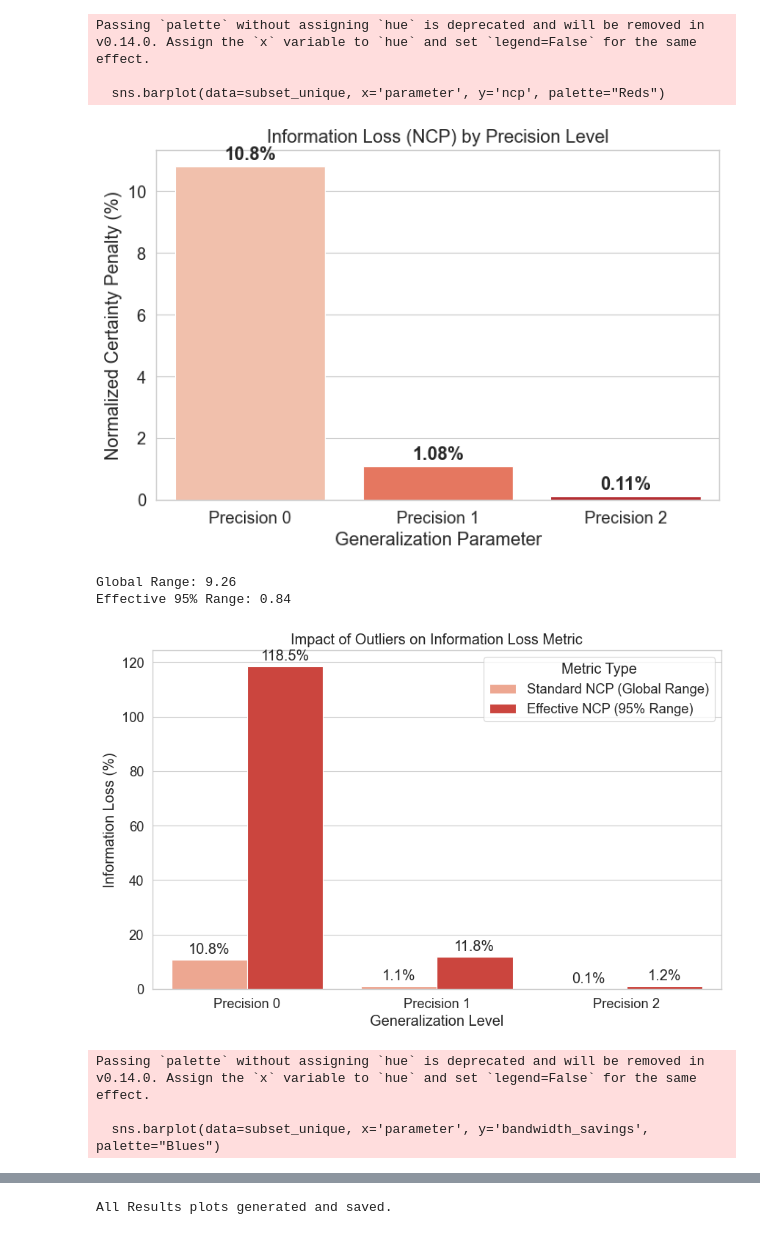
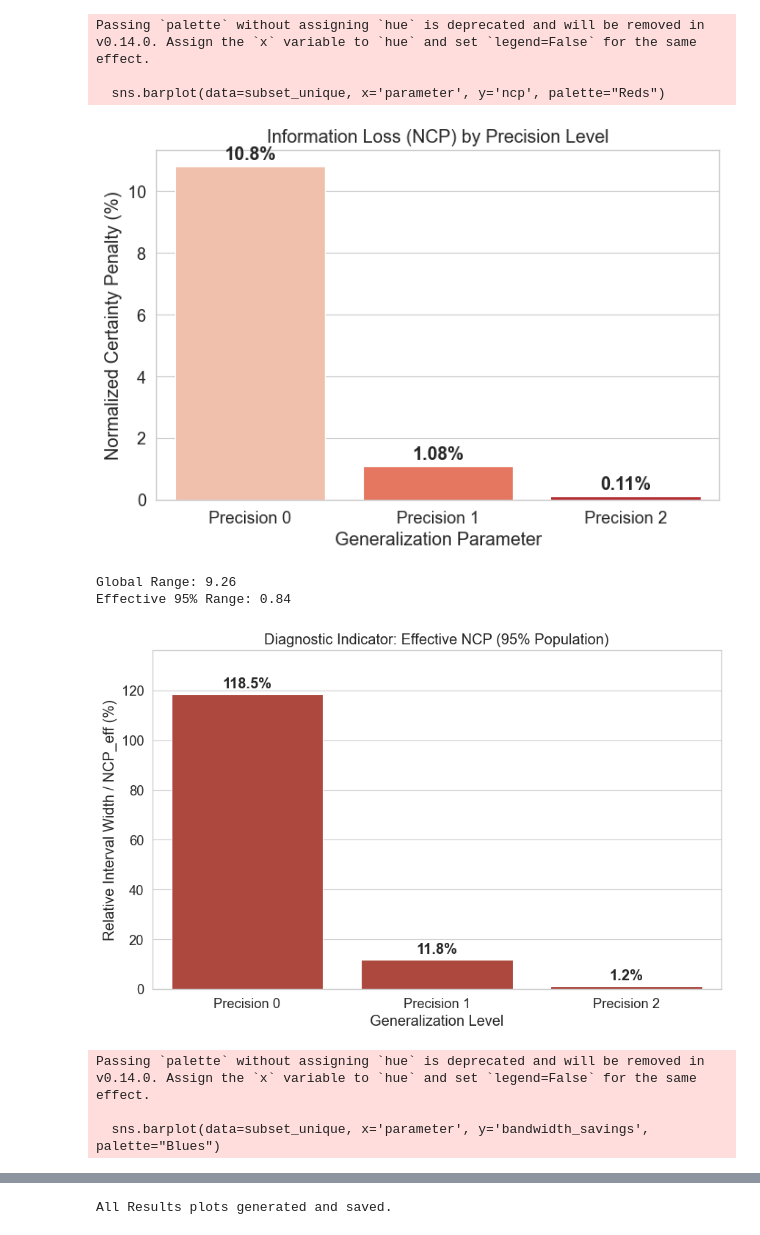
Before and after one commit to kaczynskimat/bachelorarbeit, a Jupyter notebook: notebooks/02_Thesis_Results.ipynb, the cells around one changed output, grey strips where cells are left out. Cells and saved outputs as stored; diff of their text form; code cells hidden in the pictures.

Commit message:
Upload the current Results chapter and correct the mistakes in the previous chapters

```diff
--- a/notebooks/02_Thesis_Results.ipynb
+++ b/notebooks/02_Thesis_Results.ipynb
@@ -94,7 +94,7 @@ df_raw = pd.read_csv(RAW_DATA_PATH)
 min_val = df_raw['KWH/hh (per half hour) '].min()
 max_val = df_raw['KWH/hh (per half hour) '].max()
 
-# for effective 95% range
+# effective 95% range (median-centered)
 median_val = df_raw['KWH/hh (per half hour) '].median() # compute the median
 distances = (df_raw['KWH/hh (per half hour) '] - median_val).abs() # create a serie where each row contains a distance to the median
 cutoff = distances.quantile(0.95) # find the cuttof for the top 5% most extreme distances
@@ -107,7 +107,8 @@ print(f"Effective 95% Range: {trimmed_max_value - trimmed_min_value:.2f}")
 
 # 2. Manually Calculate Standard vs. Effective NCP
 precisions = [0, 1, 2]
-comparison_data = []
+std_data = []
+eff_data =[]
 
 # Loop over precision levels
 for p in precisions:
@@ -119,40 +120,62 @@ for p in precisions:
     # Effective NCP (95% Range)
     ncp_eff = (numerator / (trimmed_max_value - trimmed_min_value)) * 100
 
-    comparison_data.append({
-        'Precision': f"Precision {p}",
-        'Metric Type': 'Standard NCP (Global Range)',
-        'Value': ncp_std
-    })
-    comparison_data.append({
+    # comparison_data.append({
+    #     'Precision': f"Precision {p}",
+    #     'Metric Type': 'Standard NCP (Global Range)',
+    #     'Value': ncp_std
+    # })
+    eff_data.append({
         'Precision': f"Precision {p}",
         'Metric Type': 'Effective NCP (95% Range)',
         'Value': ncp_eff
     })
 
-df_comp = pd.DataFrame(comparison_data)
+df_eff = pd.DataFrame(eff_data)
 
 # 3. Create the Comparison Graph
+# plt.figure(figsize=(10, 6))
+
+# sns.barplot(
+#     data=df_comp,
+#     x='Precision',
+#     y='Value',
+#     hue='Metric Type', # standard vs effective NCP
+#     palette="Reds"
+# )
+
+# plt.title("Impact of Outliers on Information Loss Metric")
+# plt.ylabel("Information Loss (%)")
+# plt.xlabel("Generalization Level")
+# plt.grid(True, axis='y')
+
+# # Add values on top of the bar groups
+# for container in plt.gca().containers:
+#     plt.gca().bar_label(container, fmt='%.1f%%', padding=3)
+
+# plt.savefig(f"{SAVE_PATH}discussion_ncp_comparison.png", dpi=300, bbox_inches='tight')
+# plt.show()
+
 plt.figure(figsize=(10, 6))
+ax2 = sns.barplot(data=df_eff, x='Precision', y='Value', color="#c0392b") # Dark red
 
-sns.barplot(
-    data=df_comp,
-    x='Precision',
-    y='Value',
-    hue='Metric Type', # standard vs effective NCP
-    palette="Reds"
-)
+plt.title("Diagnostic Indicator: Effective NCP (95% Population)")
+plt.ylabel("Relative Interval Width / NCP_eff (%)")
+plt.xlabel("Generalization Level")
 
-plt.title("Impact of Outliers on Information Loss Metric")
-plt.ylabel("Information Loss (%)")
-plt.xlabel("Generalization Level")
-plt.grid(True, axis='y')
+# Add percentage values on top of bars
+for container in ax2.containers:
+    ax2.bar_label(container, fmt='%.1f%%', padding=3, fontweight='bold')
 
-# Add values on top of the bar groups
-for container in plt.gca().containers:
-    plt.gca().bar_label(container, fmt='%.1f%%', padding=3)
+# The "Utility Breakpoint" Line
+# This visually demonstrates that Precision 0 breaks the mathematical boundaries of the data
+# plt.axhline(y=100, color='black', linestyle='--', linewidth=2, alpha=0.8)
+# plt.text(1.5, 103, 'Utility Breakpoint (100%)', color='black', va='bottom', ha='center', fontsize=12, fontweight='bold')
 
-plt.savefig(f"{SAVE_PATH}discussion_ncp_comparison.png", dpi=300, bbox_inches='tight')
+# Adjust Y-limit so the 118% fits nicely
+plt.ylim(0, df_eff['Value'].max() * 1.15)
+
+plt.savefig(f"{SAVE_PATH}results_ncp_eff.png", dpi=300, bbox_inches='tight')
 plt.show()
 
 
@@ -174,35 +197,35 @@ for i, v in enumerate(subset_unique['bandwidth_savings']):
 
 plt.savefig(f"{SAVE_PATH}results_aggregation_bandwidth.png", dpi=300, bbox_inches='tight')
 plt.show()
 
 
 # --- PLOT 5: LOCAL PREFILTERING (Trade-off)
 plt.figure(figsize=(10, 6))
 subset = df[df['experiment_type'].isin(['Baseline', 'Local Prefiltering'])]
 
 sns.lineplot(data=subset, x='z', y='publication_ratio', hue='parameter',
              palette="Greens", linewidth=2)
 
 plt.title("Global Availability after Local Prefiltering (Fog) with Data Generalization to 2 decimal places (Edge)")
 plt.xlabel("Global Privacy Threshold (z)")
 plt.ylabel("Global Publication Ratio (%)")
 
-plt.savefig(f"{SAVE_PATH}results_prefiltering_ratio.png", dpi=300, bbox_inches='tight')
+plt.savefig(f"{SAVE_PATH}results_prefiltering_ratio_old.png", dpi=300, bbox_inches='tight')
 plt.show()
 
 
 print("All Results plots generated and saved.")
 # %% [output]
 Data loaded. Experiment types found: ['Baseline' 'Generalization' 'Temporal Aggregation' 'Local Prefiltering']
 [figure]
 [figure]
 Passing `palette` without assigning `hue` is deprecated and will be removed in v0.14.0. Assign the `x` variable to `hue` and set `legend=False` for the same effect.
 
   sns.barplot(data=subset_unique, x='parameter', y='ncp', palette="Reds")
 [figure]
 Global Range: 9.26
 Effective 95% Range: 0.84
-[figure, old version]
+[figure, new version]
 Passing `palette` without assigning `hue` is deprecated and will be removed in v0.14.0. Assign the `x` variable to `hue` and set `legend=False` for the same effect.
 
   sns.barplot(data=subset_unique, x='parameter', y='bandwidth_savings', palette="Blues")
```
Also changed, not shown: parts of 3 cells of this notebook, 31 other files.
